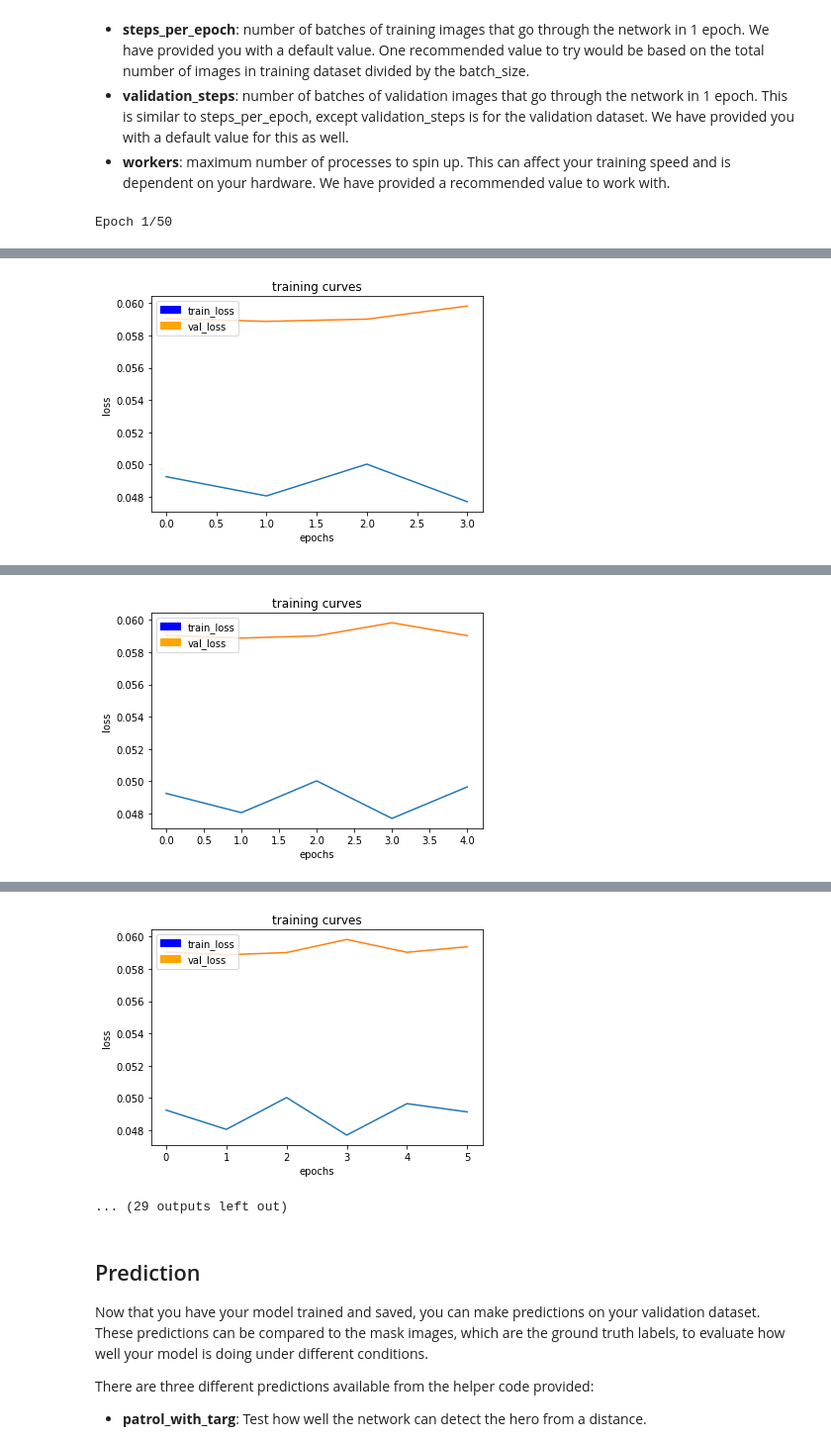
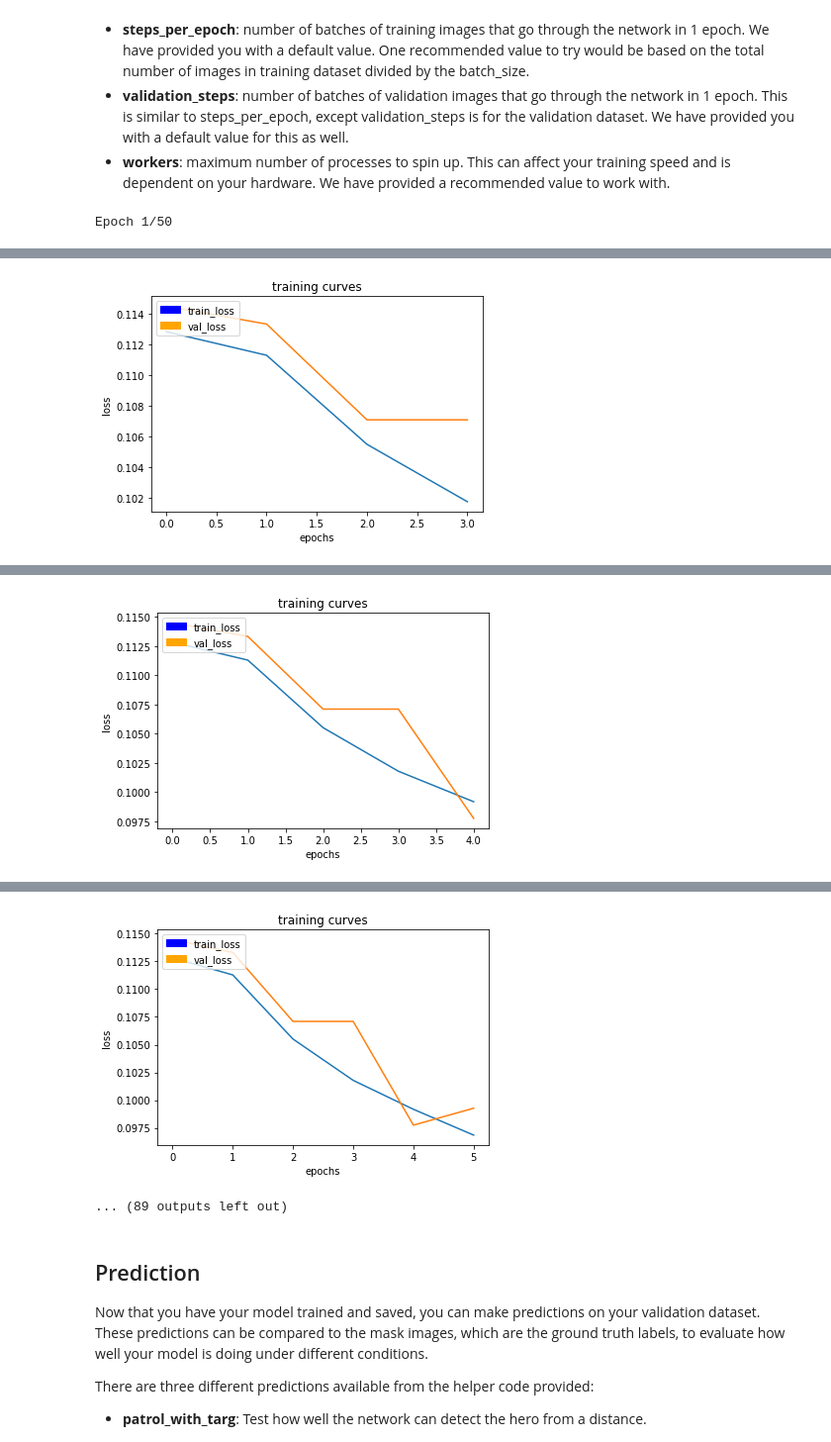
Before and after one commit to kdorsel/RoboND-DeepLearning-Project, a Jupyter notebook: code/model_training.ipynb, the cells around one changed output, grey strips where cells are left out. Shown at 99% size. Drawn from its saved outputs; the diff is of its cells as text; code cells hidden in the pictures.

```diff
--- a/code/model_training.ipynb
+++ b/code/model_training.ipynb
@@ -150,13 +165,13 @@ Define and tune your hyperparameters.
 - **validation_steps**: number of batches of validation images that go through the network in 1 epoch. This is similar to steps_per_epoch, except validation_steps is for the validation dataset. We have provided you with a default value for this as well.
 - **workers**: maximum number of processes to spin up. This can affect your training speed and is dependent on your hardware. We have provided a recommended value to work with.
 # %%
-learning_rate = 0.0001
-batch_size = 256
+learning_rate = 0.0005
+batch_size = 128
 num_epochs = 50
-decay_rate = 0#learning_rate / num_epochs / 4
+decay_rate = learning_rate / num_epochs / 4
 steps_per_epoch = 20
 validation_steps = 5
-workers = 4
+workers = 2
 # %%
 """
 DON'T MODIFY ANYTHING IN THIS CELL THAT IS BELOW THIS LINE
@@ -168,7 +183,7 @@ with active_session():
     # Define the Keras model and compile it for training
     #model = models.Model(inputs=inputs, outputs=output_layer)
 
-    model.compile(optimizer=keras.optimizers.Adam(lr=learning_rate, decay=decay_rate), loss='categorical_crossentropy')
+    #model.compile(optimizer=keras.optimizers.Adam(lr=learning_rate, decay=decay_rate), loss='categorical_crossentropy')
 
     # Data iterators for loading the training and validation data
     train_iter = data_iterator.BatchIteratorSimple(batch_size=batch_size,
@@ -180,9 +195,10 @@ with active_session():
                                                  data_folder=os.path.join('..', 'data', 'validation'),
                                                  image_shape=image_shape)
 
-    logger_cb = plotting_tools.LoggerPlotter()
-    early_stopping = keras.callbacks.EarlyStopping(monitor='val_loss', patience=5)
-    callbacks = [logger_cb, early_stopping]
+    callbacks = []
+    callbacks.append(plotting_tools.LoggerPlotter())
+    callbacks.append(EarlyStopping(monitor='val_loss', patience=10))
+    callbacks.append(ReduceLROnPlateau(monitor='val_loss', factor=0.3, patience=3, verbose=1))
 
     model.fit_generator(train_iter,
                         steps_per_epoch = steps_per_epoch, # the number of batches per epoch,
@@ -204,2 +220,2 @@ Epoch 3/50
 Epoch 4/50
-[figure, old version]
+[figure, new version]
@@ -207,2 +223,2 @@ Epoch 4/50
 Epoch 5/50
-[figure, old version]
+[figure, new version]
@@ -210,6 +226,6 @@ Epoch 5/50
 Epoch 6/50
-[figure, old version]
+[figure, new version]
-... (29 outputs left out)
+... (89 outputs left out)
 # %%
 # Save your trained model weights
 weight_file_name = 'model_weights'
```
Also changed, not shown: parts of 16 cells of this notebook, 2 other files.
